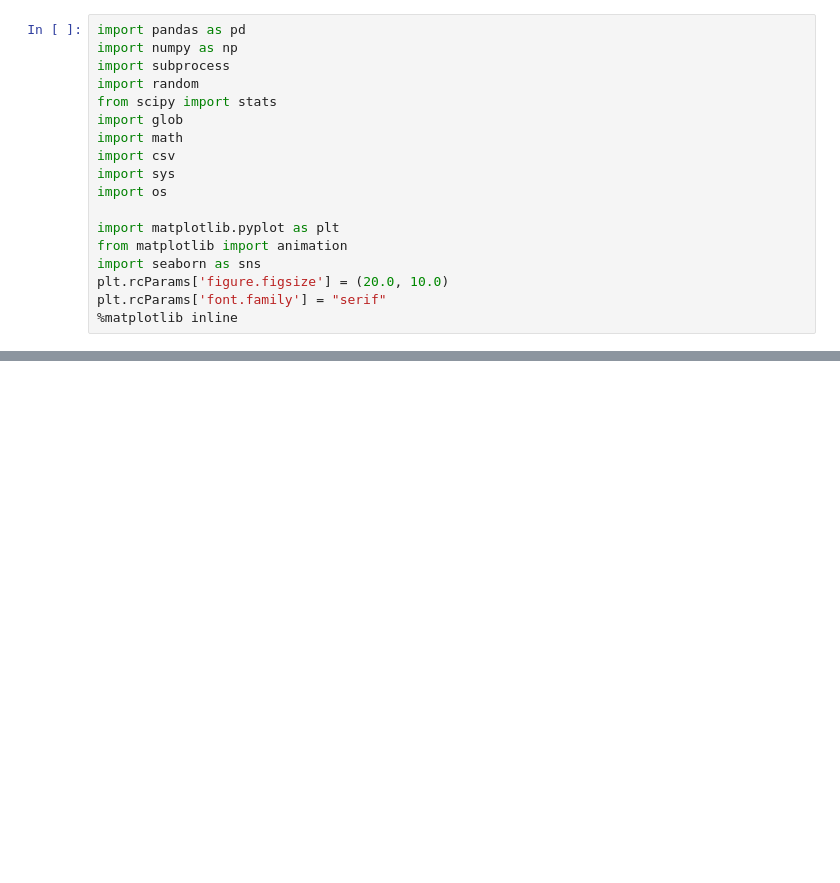
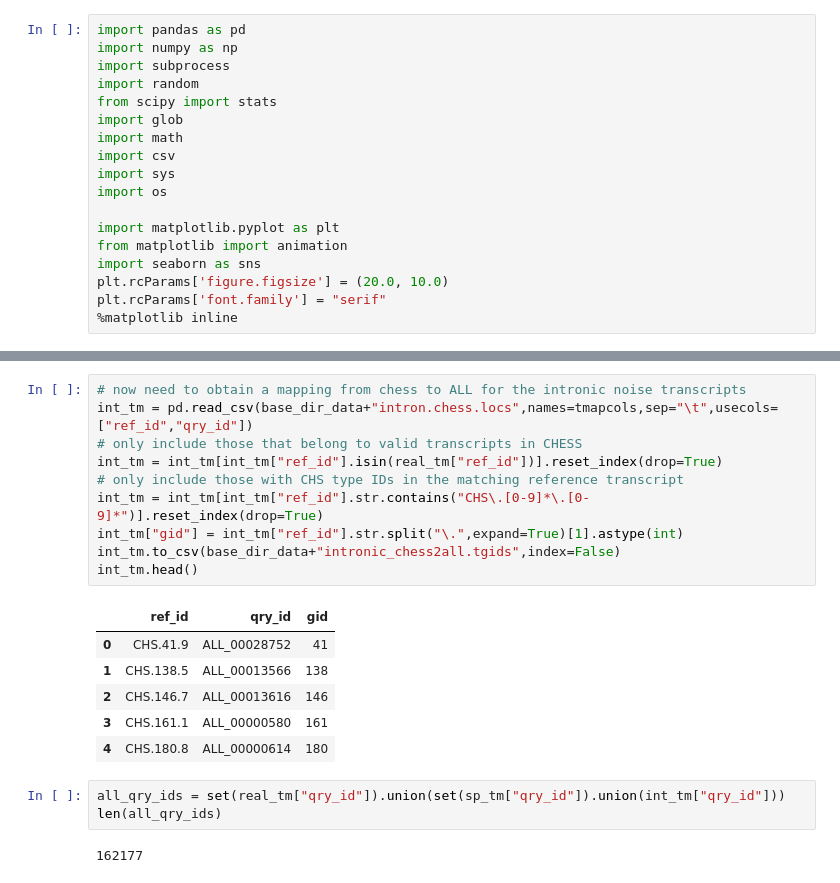
Before and after one commit to alevar/tx_noise, a Jupyter notebook: simulation_setup.ipynb, the cells around one changed output, grey strips where cells are left out. Saved outputs shown, nothing was run; the diff lists cells and outputs as text; blank space fills up the shorter version.

```diff
--- a/simulation_setup.ipynb
+++ b/simulation_setup.ipynb
@@ -610,0 +179,22 @@ exp_real
+# %%
+# now need to obtain a mapping from chess to ALL for the intronic noise transcripts
+int_tm = pd.read_csv(base_dir_data+"intron.chess.locs",names=tmapcols,sep="\t",usecols=["ref_id","qry_id"])
+# only include those that belong to valid transcripts in CHESS
+int_tm = int_tm[int_tm["ref_id"].isin(real_tm["ref_id"])].reset_index(drop=True)
+# only include those with CHS type IDs in the matching reference transcript
+int_tm = int_tm[int_tm["ref_id"].str.contains("CHS\.[0-9]*\.[0-9]*")].reset_index(drop=True)
+int_tm["gid"] = int_tm["ref_id"].str.split("\.",expand=True)[1].astype(int)
+int_tm.to_csv(base_dir_data+"intronic_chess2all.tgids",index=False)
+int_tm.head()
+# %% [output]
+|  | ref_id | qry_id | gid |
+| 0 | CHS.41.9 | ALL_00028752 | 41 |
+| 1 | CHS.138.5 | ALL_00013566 | 138 |
+| 2 | CHS.146.7 | ALL_00013616 | 146 |
+| 3 | CHS.161.1 | ALL_00000580 | 161 |
+| 4 | CHS.180.8 | ALL_00000614 | 180 |
+# %%
+all_qry_ids = set(real_tm["qry_id"]).union(set(sp_tm["qry_id"]).union(int_tm["qry_id"]))
+len(all_qry_ids)
+# %% [output]
+162177
```
Also changed, not shown: parts of 44 cells of this notebook, 6 other files.
